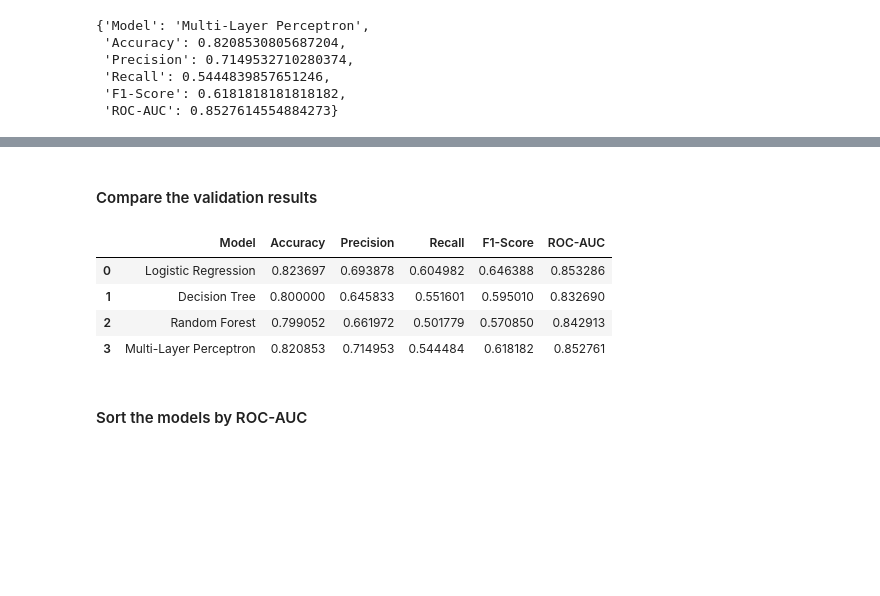
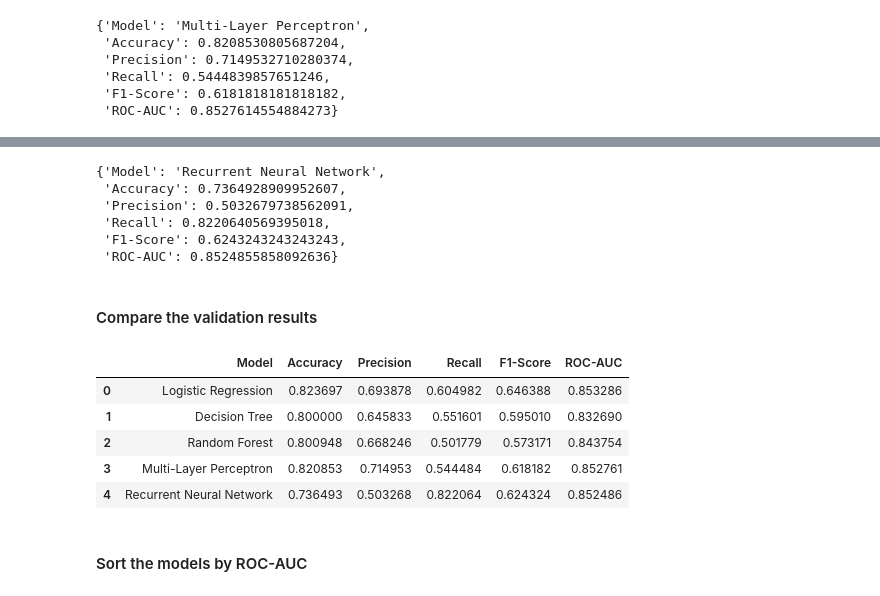
Before and after one commit to HtooAungKha/Telecommunication-Customer-Churn-Prediction, a Jupyter notebook: Notebooks/03_model_training.ipynb, the cells around one changed output, grey strips where cells are left out. Saved outputs shown, nothing was run; the diff lists cells and outputs as text; code cells hidden in the pictures; blank space fills up the shorter version.

Commit message:
added RNN model and training

```diff
--- a/Notebooks/03_model_training.ipynb
+++ b/Notebooks/03_model_training.ipynb
@@ -231,20 +425,42 @@ mlp_results
+# %%
+rnn_classifier = RNNAdapter(
+    rnn_model
+)
+
+rnn_results = evaluate_model(
+    "Recurrent Neural Network",
+    rnn_classifier,
+    X_validation,
+    y_validation
+)
+
+rnn_results
+# %% [output]
+{'Model': 'Recurrent Neural Network',
+ 'Accuracy': 0.7364928909952607,
+ 'Precision': 0.5032679738562091,
+ 'Recall': 0.8220640569395018,
+ 'F1-Score': 0.6243243243243243,
+ 'ROC-AUC': 0.8524855858092636}
 # %% [markdown]
 #### Compare the validation results
 # %%
 results = pd.DataFrame([
     logistic_results,
     decision_tree_results,
     random_forest_results,
-    mlp_results
+    mlp_results,
+    rnn_results
 ])
 
 results
 # %% [output]
 |  | Model | Accuracy | Precision | Recall | F1-Score | ROC-AUC |
 | 0 | Logistic Regression | 0.823697 | 0.693878 | 0.604982 | 0.646388 | 0.853286 |
 | 1 | Decision Tree | 0.800000 | 0.645833 | 0.551601 | 0.595010 | 0.832690 |
-| 2 | Random Forest | 0.799052 | 0.661972 | 0.501779 | 0.570850 | 0.842913 |
+| 2 | Random Forest | 0.800948 | 0.668246 | 0.501779 | 0.573171 | 0.843754 |
 | 3 | Multi-Layer Perceptron | 0.820853 | 0.714953 | 0.544484 | 0.618182 | 0.852761 |
+| 4 | Recurrent Neural Network | 0.736493 | 0.503268 | 0.822064 | 0.624324 | 0.852486 |
 # %% [markdown]
 #### Sort the models by ROC-AUC
 # %%
```
Also changed, not shown: parts of 11 cells of this notebook.
